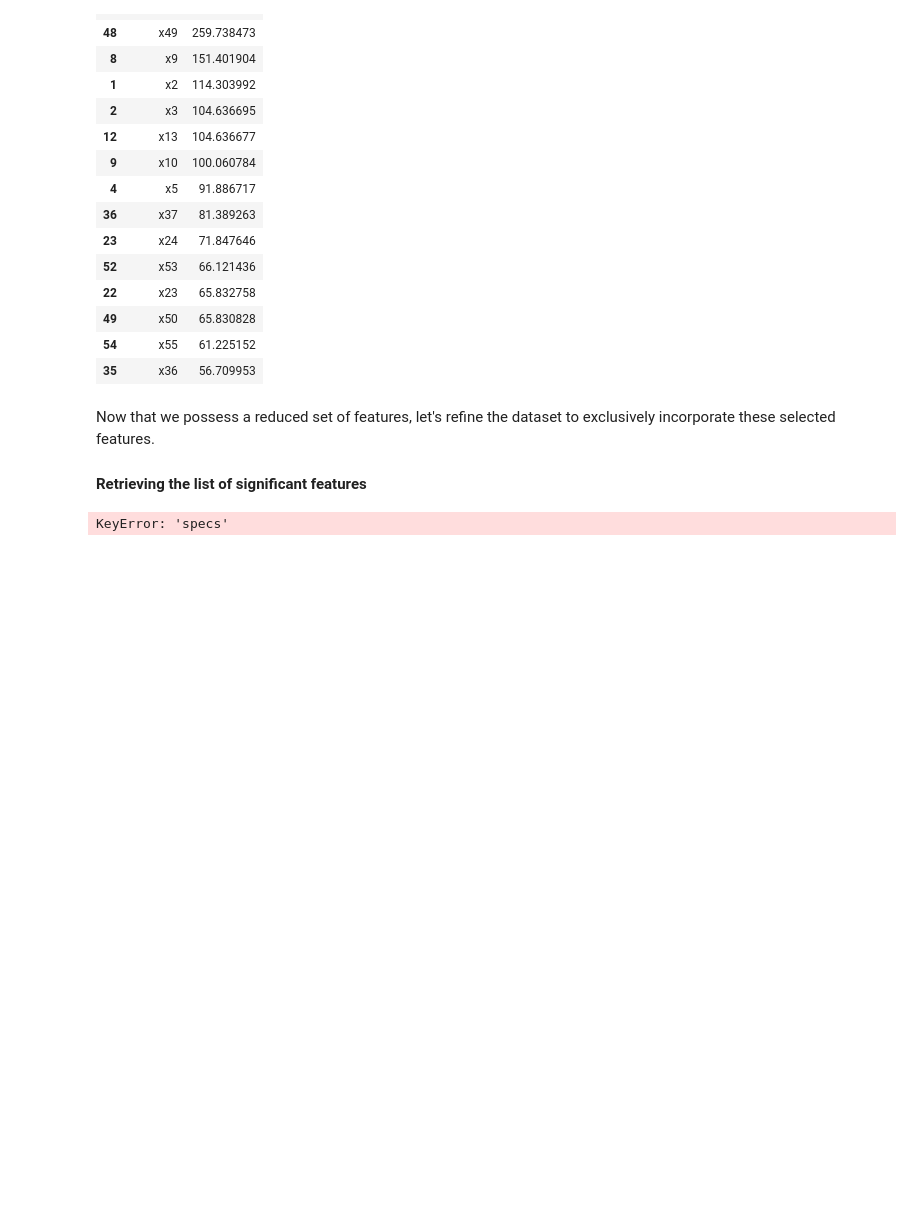
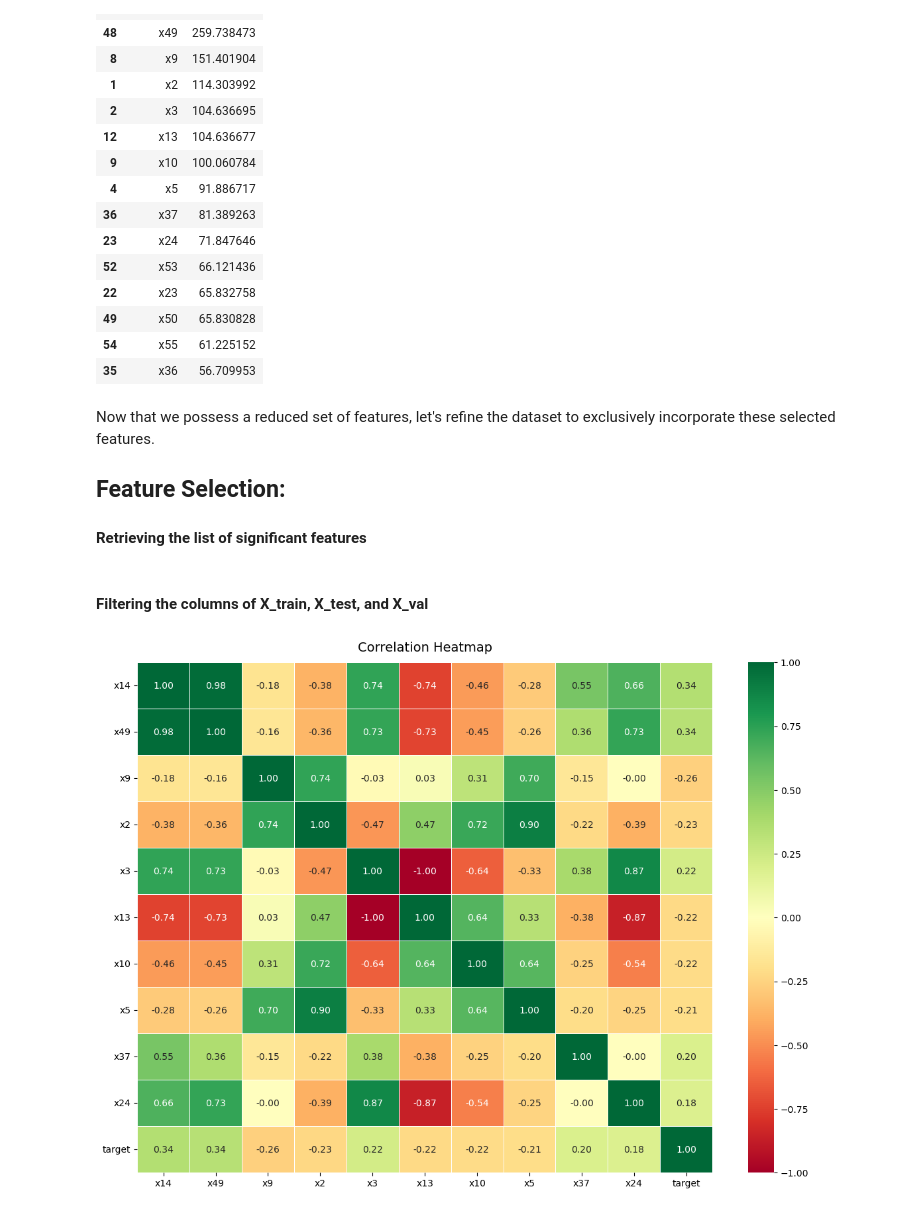
Before and after one commit to Elixir-sir/TASK-INTERN-CAREER, a Jupyter notebook: financial distress_analysis.ipynb, the cells around one changed output. Drawn from its saved outputs; the diff is of its cells as text; code cells hidden in the pictures; blank space fills up the shorter version.

```diff
--- a/financial distress_analysis.ipynb
+++ b/financial distress_analysis.ipynb
@@ -178,8 +195,44 @@ top_features
 | 35 | x36 | 56.709953 |
 # %% [markdown]
 Now that we possess a reduced set of features, let's refine the dataset to exclusively incorporate these selected features.
+
+## Feature Selection:
+
 #### Retrieving the list of significant features
 # %%
-selected_features_list = selected_feature_scores["specs"].tolist()
+selected_features_list = selected_feature_scores["Features"].tolist()
-# %% [output]
-KeyError: 'specs'
+# %% [markdown]
+#### Filtering the columns of X_train, X_test, and X_val
+# %%
+X_train = X_train[selected_features_list]
+X_test = X_test[selected_features_list]
+X_val = X_val[selected_features_list]
+# %%
+# Selecting a subset of features for better readability
+subset_features = selected_feature_scores.nlargest(
+    10, "Score")["Features"].tolist()
+
+# Combines X_train and y_train into a single dataframe with the subset of features
+combined_train_subset = pd.concat([X_train[subset_features], y_train], axis=1)
+
+# Calculate the correlation between the subset of features and the target variable
+corr_subset = combined_train_subset.corr()
+
+# Plot the correlation heatmap with adjusted parameters
+heatmap_subset = sns.heatmap(corr_subset,
+                             annot=True,
+                             cmap="RdYlGn",
+                             fmt=".2f",
+                             linewidths=.5,
+                             annot_kws={"size": 10})
+heatmap_subset.set_title('Correlation Heatmap',
+                         fontdict={'fontsize': 14},
+                         pad=12)
+
+# Increase the size of the heatmap
+fig = plt.gcf()
+fig.set_size_inches(14, 10)
+
+plt.show()
+# %% [output]
+[figure, added]
```
Also changed, not shown: parts of 15 cells of this notebook.
